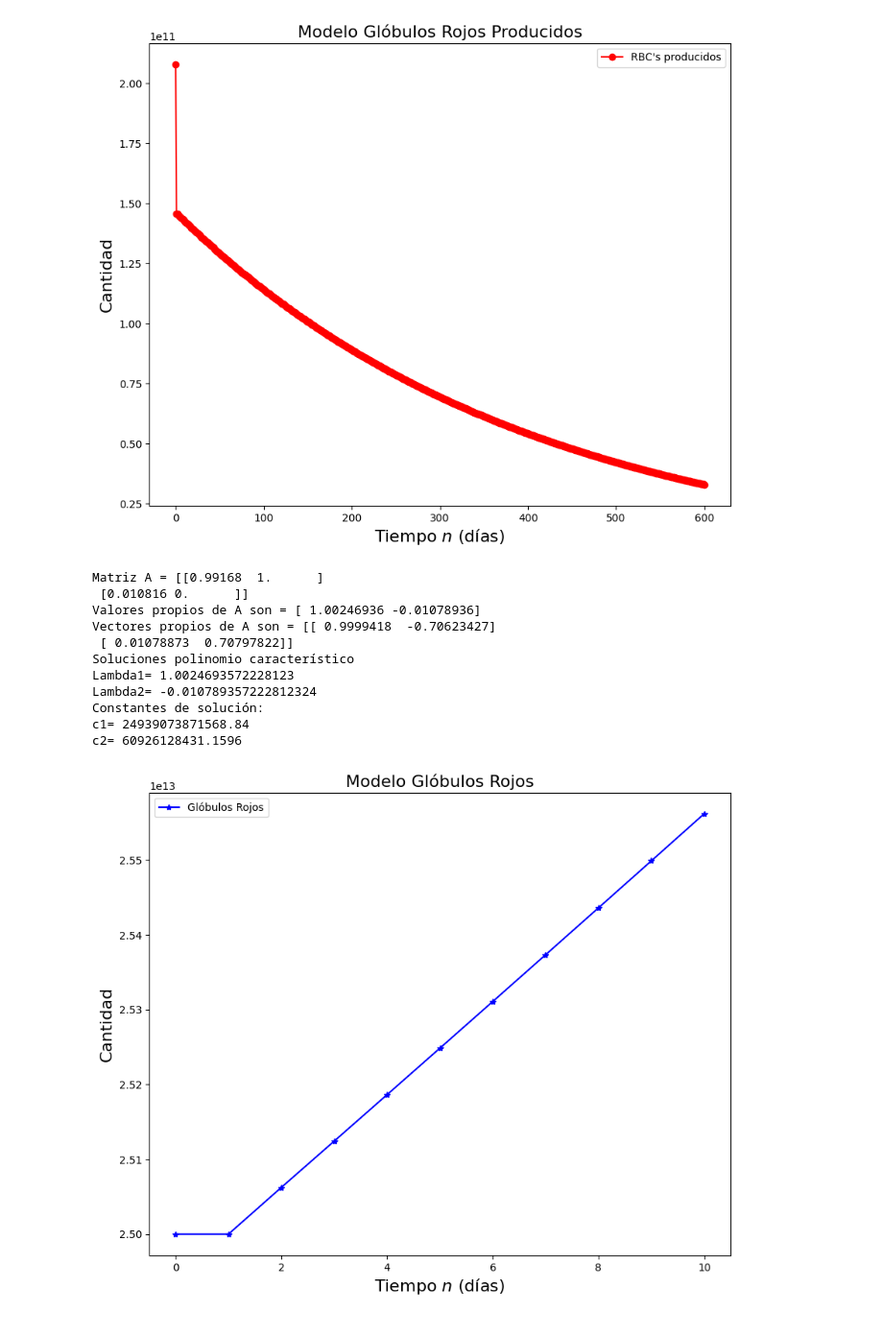
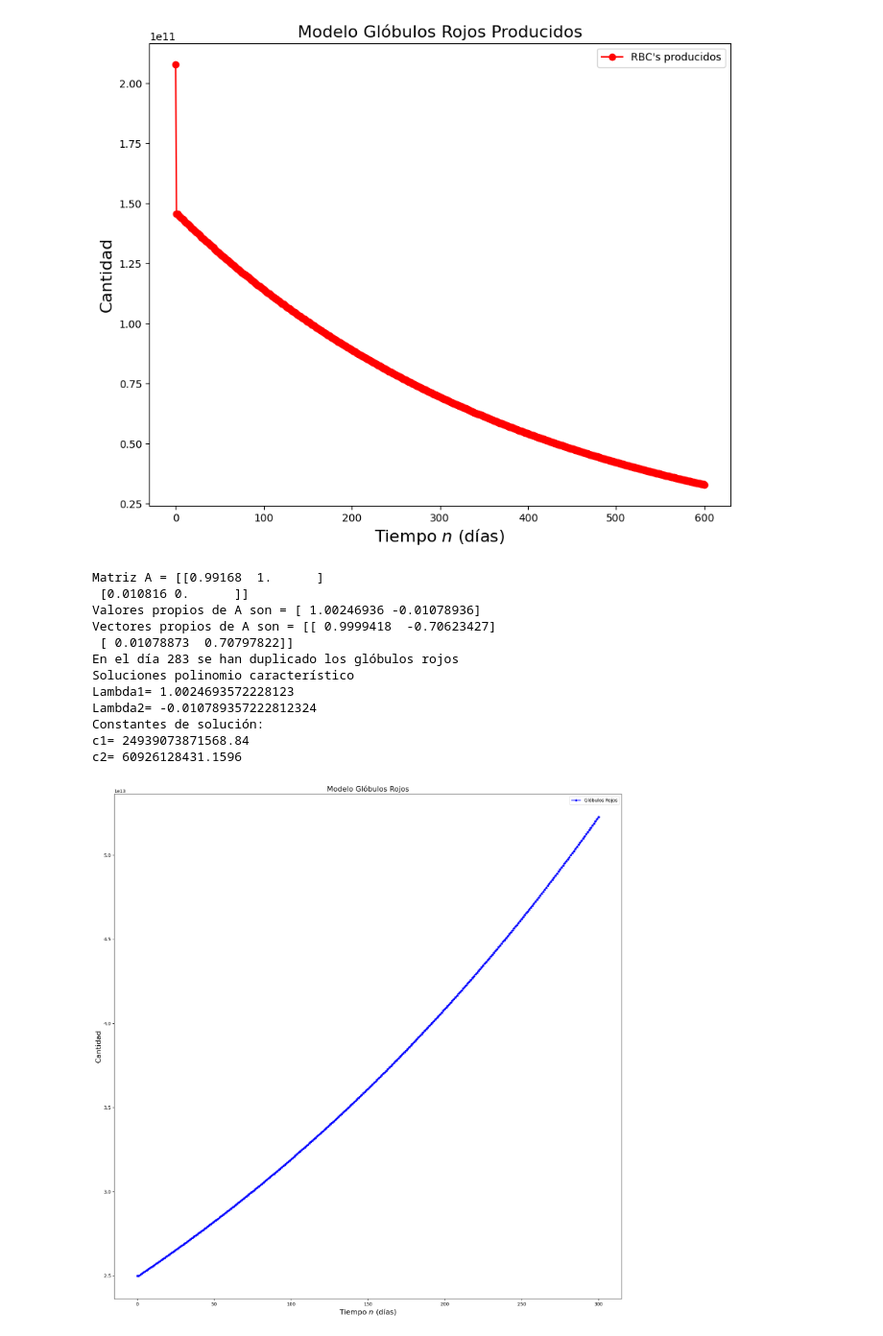
Before and after one commit to MiguelSC01/GraduationProject, a Jupyter notebook: Codigo/Tesis1[20].ipynb, the cells around one changed output. Shown: that part at 96% size. Cells and saved outputs as stored; diff of their text form; code cells hidden in the pictures.

```diff
--- a/Codigo/Tesis1[20].ipynb
+++ b/Codigo/Tesis1[20].ipynb
@@ -182,7 +182,7 @@ print('Valores propios de A son =', w)
 print('Vectores propios de A son =', v)
 
 ##Arreglo de días
-N = 10
+N = 300
 n = np.linspace(0,N,N+1) # lista de 0 a N (N+1 elementos)
 
 ##Función de cambio
@@ -196,9 +196,13 @@ x = np.zeros(N+1)
 y = np.zeros(N+1)
 x[0]=x0
 y[0]=y0
+minimo = True
 for i in range(1,N+1):
     res = fun(x[i-1],y[i-1])
     x[i] = res[0]
+    if x[i]>=x0*2 and minimo == True:
+        minimo = False
+        print("En el día "+str(i)+ " se han duplicado los glóbulos rojos")
     y[i] = res[1]
 
 
@@ -213,31 +217,32 @@ plt.ylabel('Cantidad',fontsize='16')
 fig, ax = plt.subplots(figsize=[10,8])
 plt.plot(n, y, color='red',marker='o',label='RBC\'s producidos') # CMH
 plt.legend()
 plt.title('Modelo Glóbulos Rojos Producidos',fontsize='16')
 plt.xlabel('Tiempo $n$ (días)',fontsize='16')
 plt.ylabel('Cantidad',fontsize='16')
 
 solucion1 = ((1-f)+ np.sqrt((1-f)*(1-f)+4*(f)*gamma))/2
 solucion2 = ((1-f)- np.sqrt((1-f)*(1-f)+4*(f)*gamma))/2
 print("Soluciones polinomio característico")
 print("Lambda1= "+str(solucion1))
 print("Lambda2= "+str(solucion2))
 a = np.array([[1,1],[solucion1, solucion2]])
 b = np.array([x0,x[1]])
 equilibrios = np.linalg.solve(a,b)
 print("Constantes de solución:")
 print("c1= "+str(equilibrios[0]))
 print("c2= "+str(equilibrios[1]))
 # %% [output]
 Matriz A = [[0.99168  1.      ]
  [0.010816 0.      ]]
 Valores propios de A son = [ 1.00246936 -0.01078936]
 Vectores propios de A son = [[ 0.9999418  -0.70623427]
  [ 0.01078873  0.70797822]]
+En el día 283 se han duplicado los glóbulos rojos
 Soluciones polinomio característico
 Lambda1= 1.0024693572228123
 Lambda2= -0.010789357222812324
 Constantes de solución:
 c1= 24939073871568.84
 c2= 60926128431.1596
-[figure, old version]
+[figure, new version]
```
Also changed, not shown: parts of 1 cell of this notebook, 4 other files.
